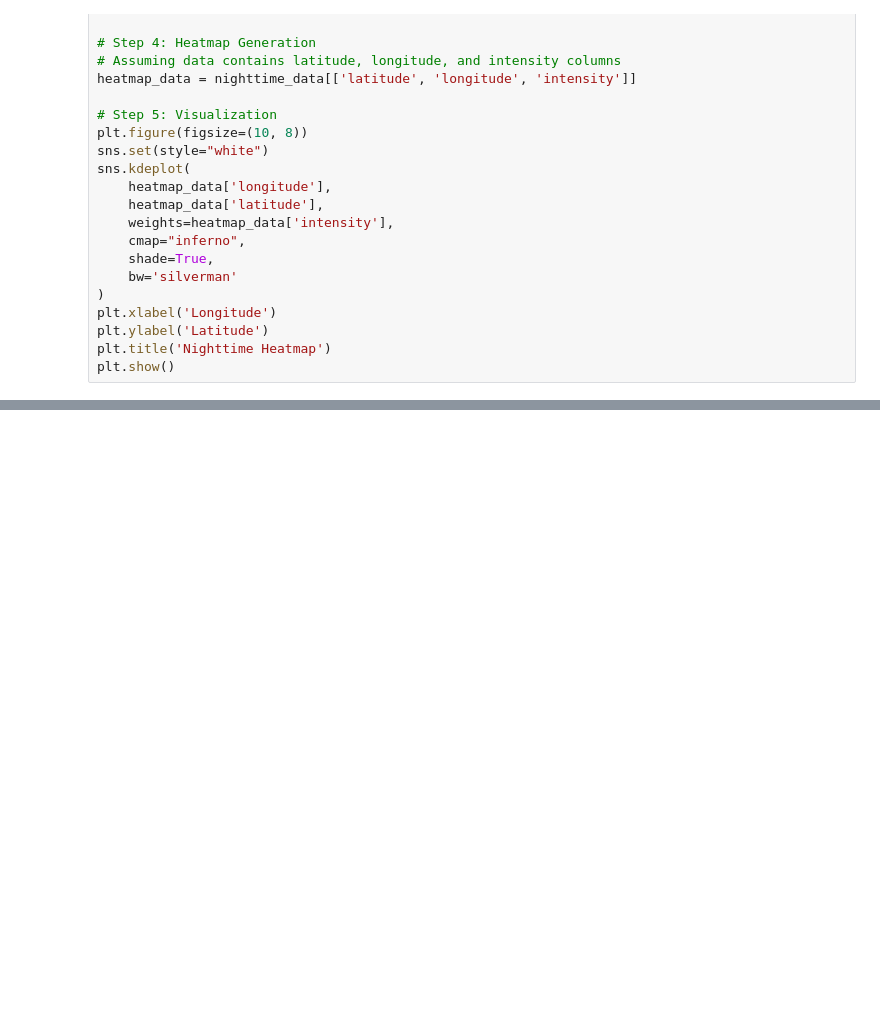
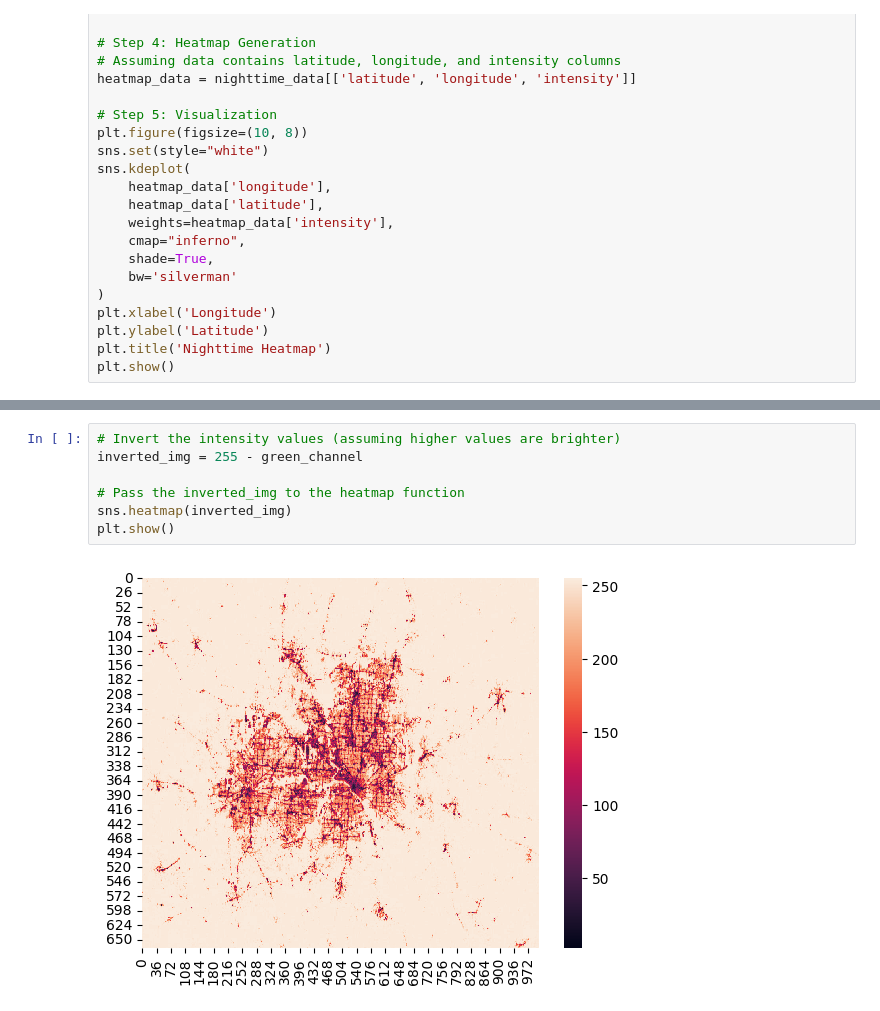
Before and after one commit to harshitsingh09/Hakxite, a Jupyter notebook: Hakxite.ipynb, the cells around one changed output, grey strips where cells are left out. Drawn from its saved outputs; the diff is of its cells as text; blank space fills up the shorter version.

```diff
--- a/Hakxite.ipynb
+++ b/Hakxite.ipynb
@@ -188,0 +296,9 @@ plt.show()
+# %%
+# Invert the intensity values (assuming higher values are brighter)
+inverted_img = 255 - green_channel
+
+# Pass the inverted_img to the heatmap function
+sns.heatmap(inverted_img)
+plt.show()
+# %% [output]
+[figure, added]
```
Also changed, not shown: parts of 18 cells of this notebook.
